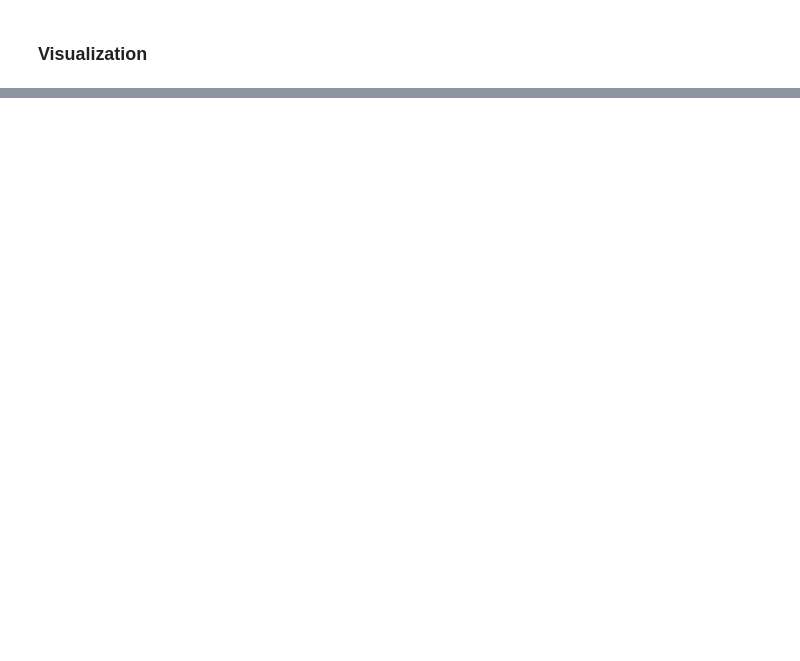
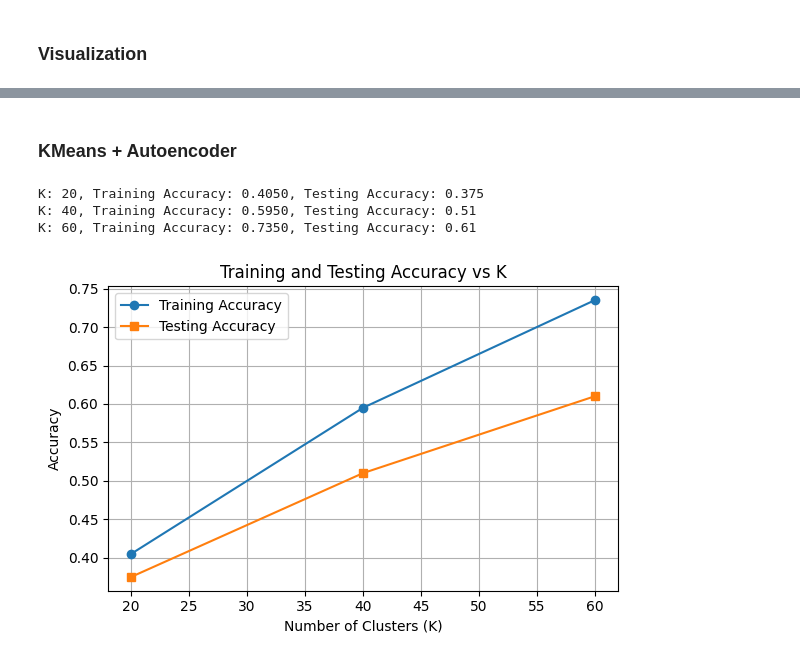
Before and after one commit to MostafaElKaranshawy/Face_Recognition_Problem, a Jupyter notebook: FaceRecognition.ipynb, the cells around one changed output, grey strips where cells are left out. Cells and saved outputs as stored; diff of their text form; code cells hidden in the pictures; blank space fills up the shorter version.

Commit message:
finsihed autoencoder integration with Kmeans and GMM

```diff
--- a/FaceRecognition.ipynb
+++ b/FaceRecognition.ipynb
@@ -733,3 +765,69 @@ X_train_autoencoder = best_model.encode(X_train_tensor).detach().numpy()
 X_test_autoencoder = best_model.encode(X_test_tensor).detach().numpy()
 np.save('./npy/X_train_autoencoder.npy', X_train_autoencoder)
 np.save('./npy/X_test_autoencoder.npy', X_test_autoencoder)
+# %% [markdown]
+### KMeans + Autoencoder
+# %%
+k_values = [20, 40, 60]
+results = {}  # To store accuracy for each (K)
+
+best_acc = 0
+best_model = None
+cluster_label_mapping = []
+
+for k in k_values:
+    kmeans_model = Models.KMeans(n_clusters = k, random_state = 42)
+
+    # Fit KMeans
+    kmeans_model.fit(X_train_autoencoder)
+
+    # Predict clusters
+    cluster_indices = kmeans_model.predict(X_train_autoencoder)
+    cluster_label_map = mapping_clusters_to_labels(cluster_indices, y_train)
+
+    y_pred_train = np.array([cluster_label_map[c] for c in cluster_indices])
+
+    y_pred_test_cluster_indices = kmeans_model.predict(X_test_autoencoder)
+
+    training_acc = accuracy_score(y_pred_train, y_train)
+
+    test_cluster_indices = kmeans_model.predict(X_test_autoencoder)
+
+    y_pred_test = np.array([cluster_label_map[c] for c in test_cluster_indices])
+
+    training_acc = accuracy_score(y_pred_train, y_train)
+    testing_acc = accuracy_score(y_pred_test, y_test)
+
+    if training_acc > best_acc:
+        best_acc = training_acc
+        best_model = kmeans_model
+        cluster_label_mapping = cluster_label_map
+
+    results[k] = {
+        "training_acc": training_acc,
+        "testing_acc": testing_acc
+    }
+    print(f'K: {k}, Training Accuracy: {training_acc:.4f}, Testing Accuracy: {testing_acc}')
+
+
+# Extract training and testing accuracy for each K
+ks = list(results.keys())
+train_accuracies = [results[k]['training_acc'] for k in ks]
+test_accuracies = [results[k]['testing_acc'] for k in ks]
+
+# Plotting
+plt.figure(figsize=(6, 4))
+plt.plot(ks, train_accuracies, marker='o', label='Training Accuracy')
+plt.plot(ks, test_accuracies, marker='s', label='Testing Accuracy')
+plt.xlabel('Number of Clusters (K)')
+plt.ylabel('Accuracy')
+plt.title('Training and Testing Accuracy vs K')
+plt.legend()
+plt.grid(True)
+plt.tight_layout()
+plt.show()
+# %% [output]
+K: 20, Training Accuracy: 0.4050, Testing Accuracy: 0.375
+K: 40, Training Accuracy: 0.5950, Testing Accuracy: 0.51
+K: 60, Training Accuracy: 0.7350, Testing Accuracy: 0.61
+[figure, added]
```
Also changed, not shown: parts of 11 cells of this notebook.
